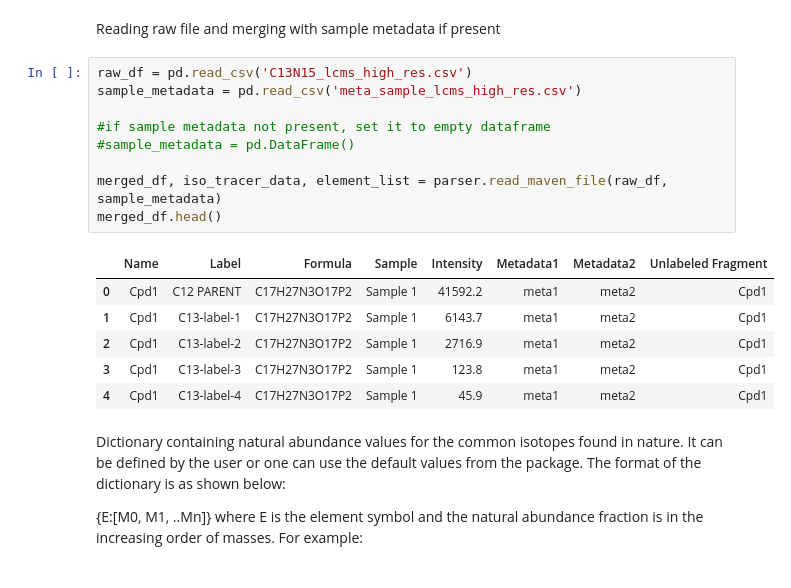
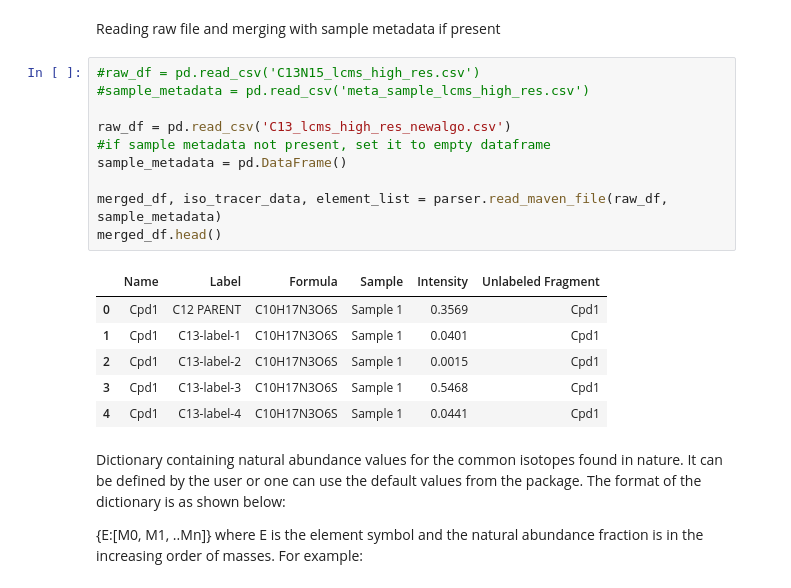
Before and after one commit to ElucidataInc/NA_Correction, a Jupyter notebook: Demo/N2-LCMS_workflow_with_C13_N15_label.ipynb, the cells around one changed output. Saved outputs shown, nothing was run; the diff lists cells and outputs as text.

```diff
--- a/Demo/N2-LCMS_workflow_with_C13_N15_label.ipynb
+++ b/Demo/N2-LCMS_workflow_with_C13_N15_label.ipynb
@@ -15,21 +15,22 @@ from corna.postprocess import fractional_enrichment
 # %% [markdown]
 Reading raw file and merging with sample metadata if present
 # %%
-raw_df = pd.read_csv('C13N15_lcms_high_res.csv')
-sample_metadata = pd.read_csv('meta_sample_lcms_high_res.csv')
+#raw_df = pd.read_csv('C13N15_lcms_high_res.csv')
+#sample_metadata = pd.read_csv('meta_sample_lcms_high_res.csv')
 
+raw_df = pd.read_csv('C13_lcms_high_res_newalgo.csv')
 #if sample metadata not present, set it to empty dataframe
-#sample_metadata = pd.DataFrame()
+sample_metadata = pd.DataFrame()
 
 merged_df, iso_tracer_data, element_list = parser.read_maven_file(raw_df, sample_metadata)
 merged_df.head()
 # %% [output]
-|  | Name | Label | Formula | Sample | Intensity | Metadata1 | Metadata2 | Unlabeled Fragment |
-| 0 | Cpd1 | C12 PARENT | C17H27N3O17P2 | Sample 1 | 41592.2 | meta1 | meta2 | Cpd1 |
-| 1 | Cpd1 | C13-label-1 | C17H27N3O17P2 | Sample 1 | 6143.7 | meta1 | meta2 | Cpd1 |
-| 2 | Cpd1 | C13-label-2 | C17H27N3O17P2 | Sample 1 | 2716.9 | meta1 | meta2 | Cpd1 |
-| 3 | Cpd1 | C13-label-3 | C17H27N3O17P2 | Sample 1 | 123.8 | meta1 | meta2 | Cpd1 |
-| 4 | Cpd1 | C13-label-4 | C17H27N3O17P2 | Sample 1 | 45.9 | meta1 | meta2 | Cpd1 |
+|  | Name | Label | Formula | Sample | Intensity | Unlabeled Fragment |
+| 0 | Cpd1 | C12 PARENT | C10H17N3O6S | Sample 1 | 0.3569 | Cpd1 |
+| 1 | Cpd1 | C13-label-1 | C10H17N3O6S | Sample 1 | 0.0401 | Cpd1 |
+| 2 | Cpd1 | C13-label-2 | C10H17N3O6S | Sample 1 | 0.0015 | Cpd1 |
+| 3 | Cpd1 | C13-label-3 | C10H17N3O6S | Sample 1 | 0.5468 | Cpd1 |
+| 4 | Cpd1 | C13-label-4 | C10H17N3O6S | Sample 1 | 0.0441 | Cpd1 |
 # %% [markdown]
 Dictionary containing natural abundance values for the common isotopes found in nature. It can be defined by the user or one can use the default values from the package. The format of the dictionary is as shown below:
 
```
Also changed, not shown: parts of 1 cell of this notebook, 10 other files.
